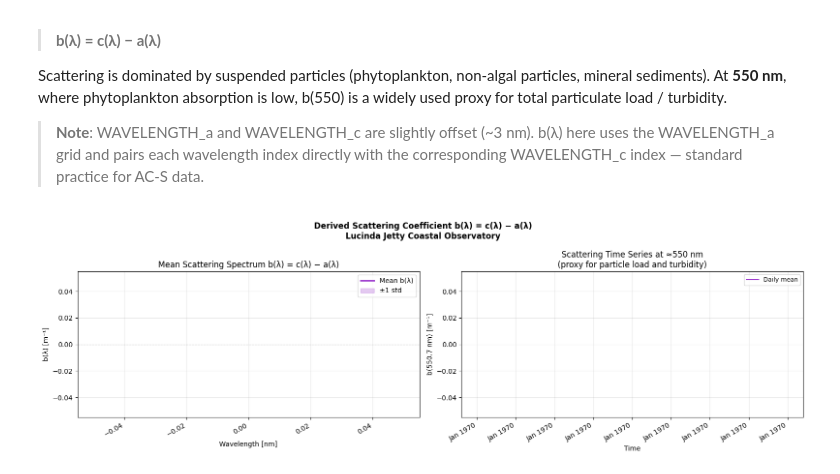
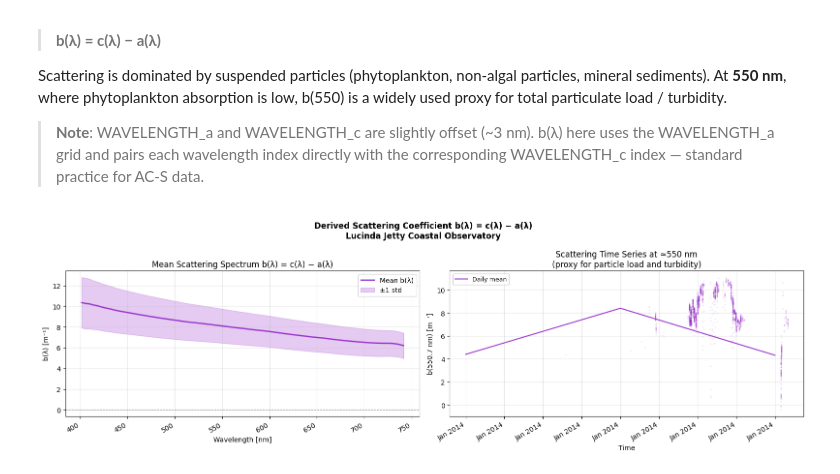
Before and after one commit to aodn/aodn_cloud_optimised, a Jupyter notebook: notebooks/station_lucinda_jetty_hourly_wetlabs_acs.ipynb, the cells around one changed output. Drawn from its saved outputs; the diff is of its cells as text; code cells hidden in the pictures.

```diff
--- a/notebooks/station_lucinda_jetty_hourly_wetlabs_acs.ipynb
+++ b/notebooks/station_lucinda_jetty_hourly_wetlabs_acs.ipynb
@@ -262,8 +268,8 @@ import matplotlib.dates as mdates
 xds = aodn_dataset.zarr_store
 
 # --- User parameters ---
-DATE_START = '2016-01-01'
-DATE_END   = '2018-12-31'
+DATE_START = '2014-01-01'
+DATE_END   = '2014-12-31'
 # -----------------------
 
 ds_sub = xds.sel(TIME=slice(DATE_START, DATE_END))
@@ -285,31 +291,31 @@ wl550     = float(wl_a[idx550])
 b550      = pd.Series(b[idx550, :], index=times)
 daily_b550 = b550.resample('D').mean()
 
 fig, (ax1, ax2) = plt.subplots(1, 2, figsize=(16, 5))
 
 # Panel 1: mean ± std spectrum
 ax1.plot(wl_a, b_mean, color='darkorchid', linewidth=2, label='Mean b(λ)')
 ax1.fill_between(wl_a, b_mean - b_std, b_mean + b_std, alpha=0.25, color='darkorchid', label='±1 std')
 ax1.axhline(0, color='grey', linewidth=0.8, linestyle='--')
 ax1.set_xlabel('Wavelength [nm]')
 ax1.set_ylabel('b(λ) [m⁻¹]')
 ax1.set_title('Mean Scattering Spectrum b(λ) = c(λ) − a(λ)')
 ax1.legend()
 ax1.grid(True, alpha=0.3)
 
 # Panel 2: time series at ~550 nm
 ax2.plot(times, b[idx550, :], '.', markersize=1, color='darkorchid', alpha=0.25)
 ax2.plot(daily_b550.index, daily_b550.values, color='darkorchid', linewidth=1.5, label='Daily mean')
 ax2.set_xlabel('Time')
 ax2.set_ylabel(f'b({wl550:.1f} nm) [m⁻¹]')
 ax2.set_title(f'Scattering Time Series at ≈550 nm\n(proxy for particle load and turbidity)')
 ax2.xaxis.set_major_formatter(mdates.DateFormatter('%b %Y'))
 ax2.legend(fontsize=9)
 ax2.grid(True, alpha=0.3)
 
 fig.autofmt_xdate(rotation=30)
 fig.suptitle('Derived Scattering Coefficient b(λ) = c(λ) − a(λ)\nLucinda Jetty Coastal Observatory', fontsize=12, fontweight='bold')
 plt.tight_layout()
 plt.show()
 # %% [output]
-[figure, old version]
+[figure, new version]
```
Also changed, not shown: parts of 9 cells of this notebook, 2 other files.
